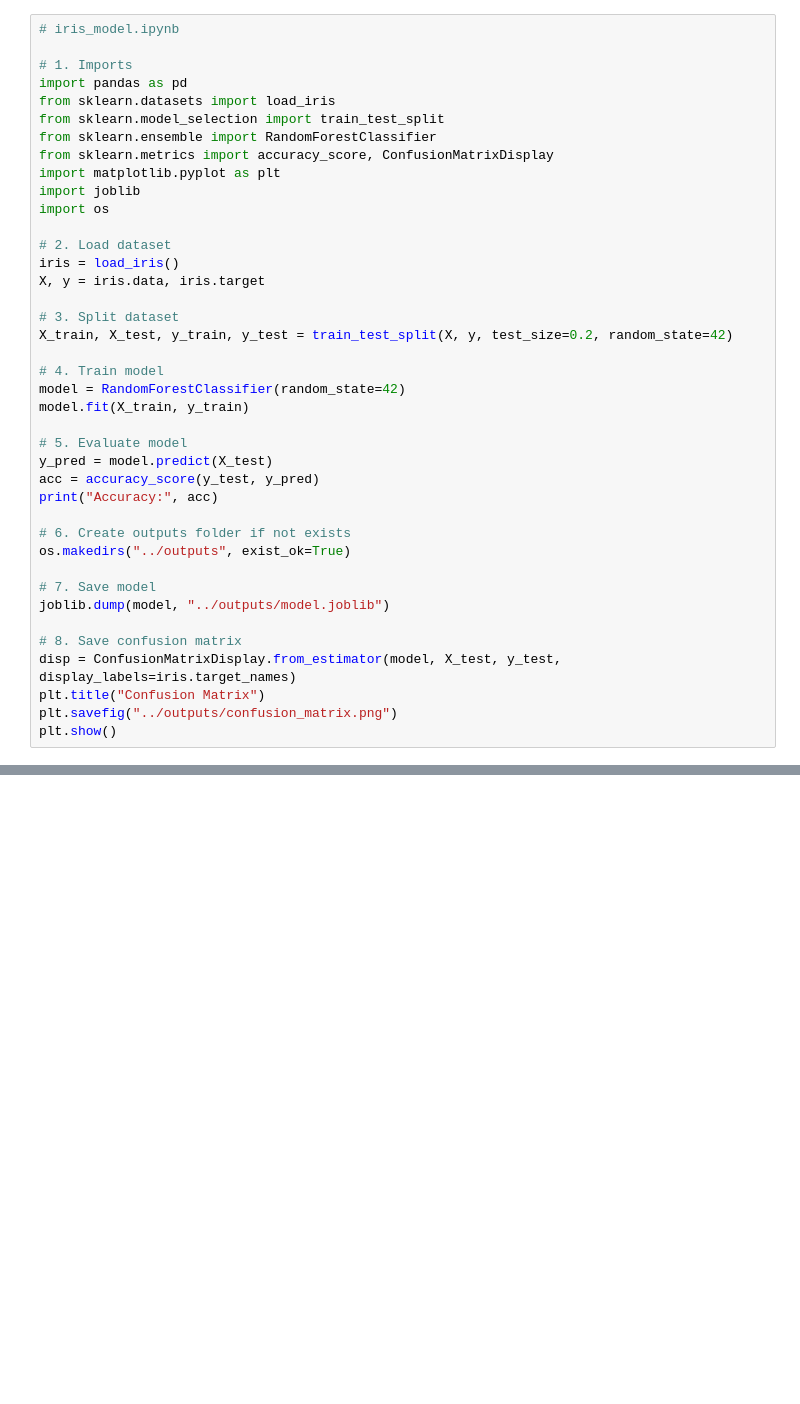
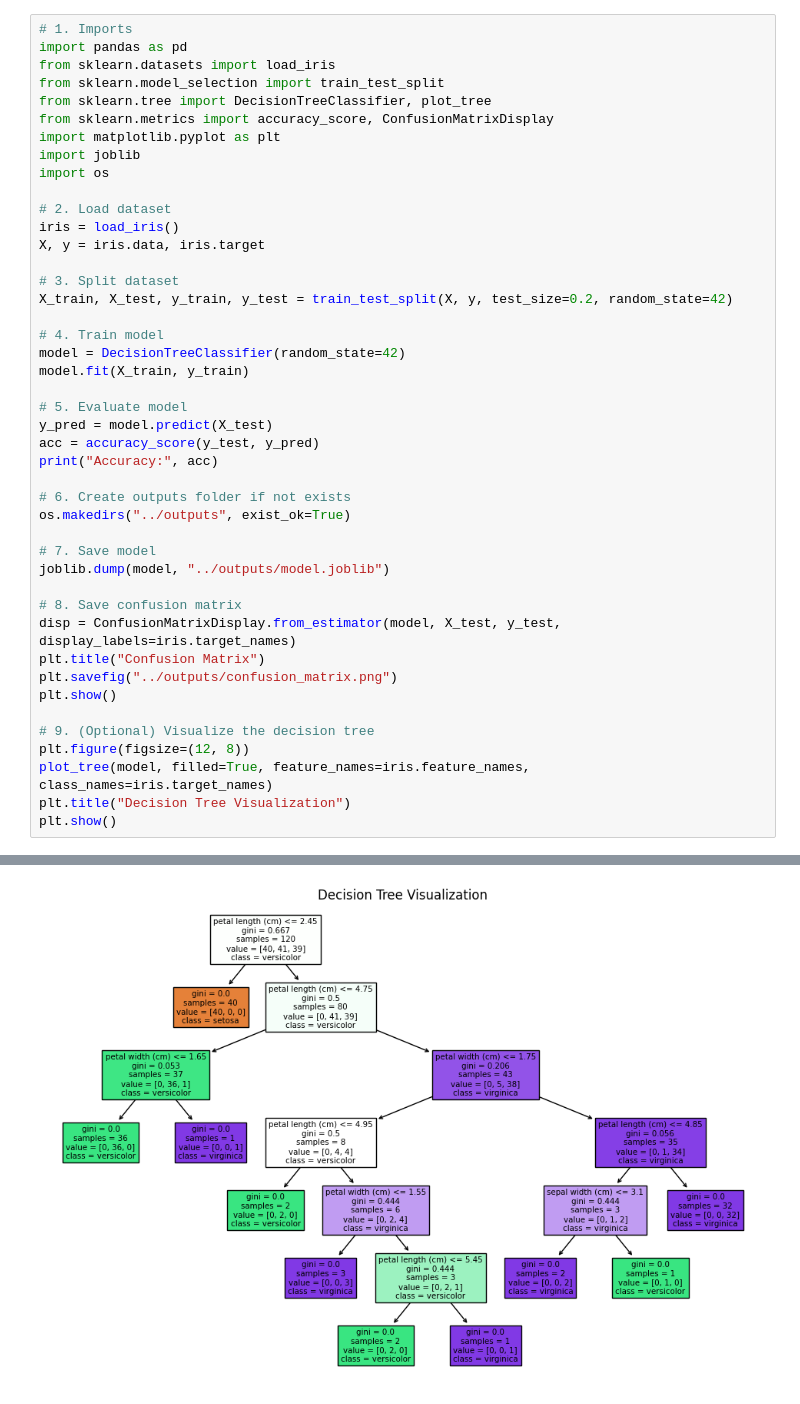
Before and after one commit to Zuper4/AI_Project, a Jupyter notebook: notebooks/iris_model.ipynb, the cells around one changed output, grey strips where cells are left out. Saved outputs shown, nothing was run; the diff lists cells and outputs as text; blank space fills up the shorter version.

```diff
--- a/notebooks/iris_model.ipynb
+++ b/notebooks/iris_model.ipynb
@@ -1,11 +1,9 @@
 # %%
-# iris_model.ipynb
-
 # 1. Imports
 import pandas as pd
 from sklearn.datasets import load_iris
 from sklearn.model_selection import train_test_split
-from sklearn.ensemble import RandomForestClassifier
+from sklearn.tree import DecisionTreeClassifier, plot_tree
 from sklearn.metrics import accuracy_score, ConfusionMatrixDisplay
 import matplotlib.pyplot as plt
 import joblib
@@ -13,31 +11,38 @@ import os
 
 # 2. Load dataset
 iris = load_iris()
 X, y = iris.data, iris.target
 
 # 3. Split dataset
 X_train, X_test, y_train, y_test = train_test_split(X, y, test_size=0.2, random_state=42)
 
 # 4. Train model
-model = RandomForestClassifier(random_state=42)
+model = DecisionTreeClassifier(random_state=42)
 model.fit(X_train, y_train)
 
 # 5. Evaluate model
 y_pred = model.predict(X_test)
 acc = accuracy_score(y_test, y_pred)
 print("Accuracy:", acc)
 
 # 6. Create outputs folder if not exists
 os.makedirs("../outputs", exist_ok=True)
 
 # 7. Save model
 joblib.dump(model, "../outputs/model.joblib")
 
 # 8. Save confusion matrix
 disp = ConfusionMatrixDisplay.from_estimator(model, X_test, y_test, display_labels=iris.target_names)
 plt.title("Confusion Matrix")
 plt.savefig("../outputs/confusion_matrix.png")
 plt.show()
+
+# 9. (Optional) Visualize the decision tree
+plt.figure(figsize=(12, 8))
+plot_tree(model, filled=True, feature_names=iris.feature_names, class_names=iris.target_names)
+plt.title("Decision Tree Visualization")
+plt.show()
 # %% [output]
 Accuracy: 1.0
 [figure]
+[figure, added]
```
Also changed, not shown: 1 other file.
